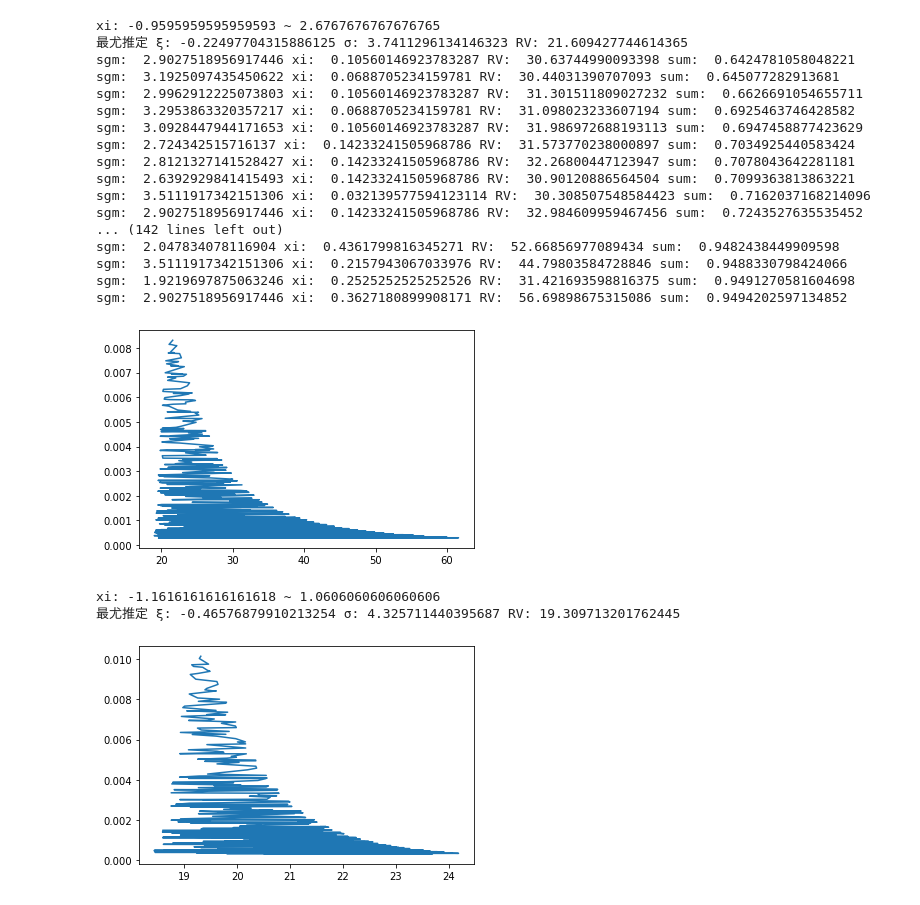
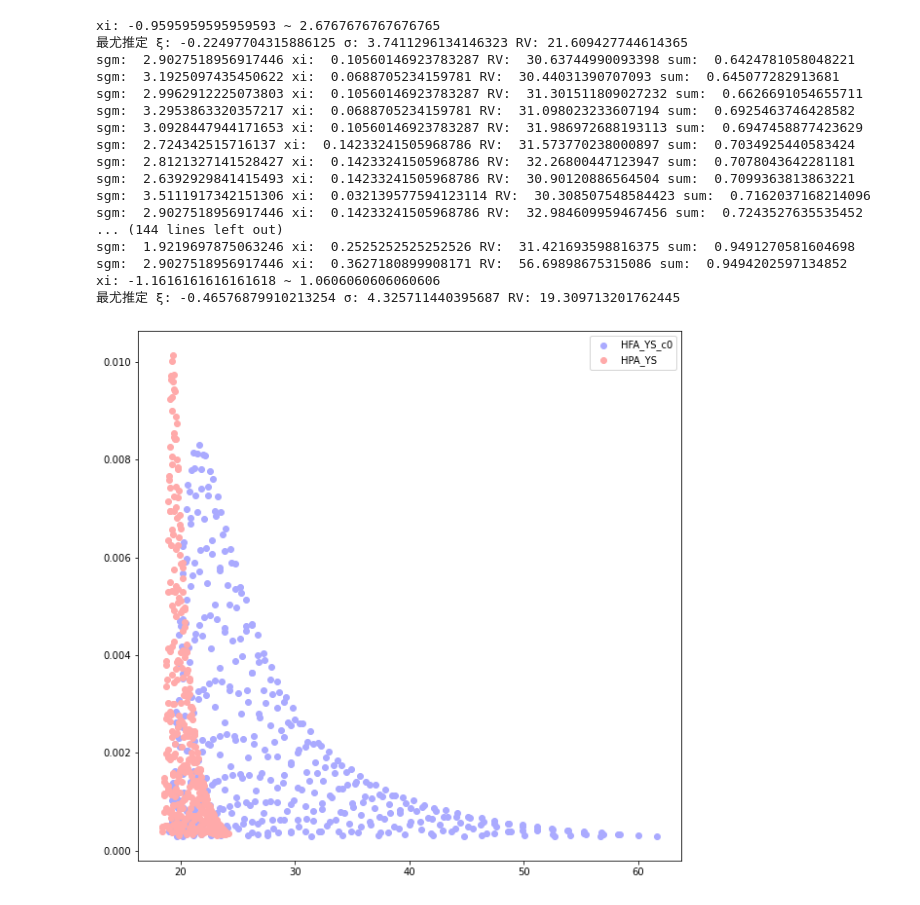
Before and after one commit to greedtn/MRI-AGCM3.2H, a Jupyter notebook: validate_CI/validate.ipynb, the cells around one changed output. Saved outputs shown, nothing was run; the diff lists cells and outputs as text; code cells hidden in the pictures.

```diff
--- a/validate_CI/validate.ipynb
+++ b/validate_CI/validate.ipynb
@@ -11,37 +11,45 @@ s = []
 for i in range(len(POT)):
     s.append(float(POT[i]))
 s = sorted(s, reverse=True)
 POT = s[:50]
 r1, l1 = func.lwm_gpd(data=POT, error=[0.005], thr=POT[-1], period=25, RP=100, n=219143, n0=len(POT), con=0.95, img_name="../png/param/HPA_YS___.png")
 with open('../csv2/' + 'HPA_KF' + '_POT.csv', 'r') as csv_file:
     csv_reader = reader(csv_file)
     POT_ALL = list(csv_reader)
 POT = POT_ALL[2932]
 s = []
 for i in range(len(POT)):
     s.append(float(POT[i]))
 s = sorted(s, reverse=True)
 POT = s[:50]
 r2, l2 = func.lwm_gpd(data=POT, error=[0.005], thr=POT[-1], period=25, RP=100, n=219143, n0=len(POT), con=0.95, img_name="../png/param/HPA_YS___.png")
+
+# figureを生成する
+fig = plt.figure(figsize=(10, 10))
+# axをfigureに設定する
+ax = fig.add_subplot(1, 1, 1)
+# x1, y1を青色でプロット
+ax.scatter(r1, l1, c='#aaaaFF')
+# x2, y2を青色でプロット
+ax.scatter(r2, l2, c='#FFaaaa')
+ax.legend(["HFA_YS_c0", "HPA_YS"])
+plt.show()
 # %% [output]
 xi: -0.9595959595959593 ~ 2.6767676767676765
 最尤推定 ξ: -0.22497704315886125 σ: 3.7411296134146323 RV: 21.609427744614365
 sgm:  2.9027518956917446 xi:  0.10560146923783287 RV:  30.63744990093398 sum:  0.6424781058048221
 sgm:  3.1925097435450622 xi:  0.0688705234159781 RV:  30.44031390707093 sum:  0.645077282913681
 sgm:  2.9962912225073803 xi:  0.10560146923783287 RV:  31.301511809027232 sum:  0.6626691054655711
 sgm:  3.2953863320357217 xi:  0.0688705234159781 RV:  31.098023233607194 sum:  0.6925463746428582
 sgm:  3.0928447944171653 xi:  0.10560146923783287 RV:  31.986972688193113 sum:  0.6947458877423629
 sgm:  2.724342515716137 xi:  0.14233241505968786 RV:  31.573770238000897 sum:  0.7034925440583424
 sgm:  2.8121327141528427 xi:  0.14233241505968786 RV:  32.26800447123947 sum:  0.7078043642281181
 sgm:  2.6392929841415493 xi:  0.14233241505968786 RV:  30.90120886564504 sum:  0.7099363813863221
 sgm:  3.5111917342151306 xi:  0.032139577594123114 RV:  30.308507548584423 sum:  0.7162037168214096
 sgm:  2.9027518956917446 xi:  0.14233241505968786 RV:  32.984609959467456 sum:  0.7243527635535452
-... (142 lines left out)
-sgm:  2.047834078116904 xi:  0.4361799816345271 RV:  52.66856977089434 sum:  0.9482438449909598
-sgm:  3.5111917342151306 xi:  0.2157943067033976 RV:  44.79803584728846 sum:  0.9488330798424066
+... (144 lines left out)
 sgm:  1.9219697875063246 xi:  0.2525252525252526 RV:  31.421693598816375 sum:  0.9491270581604698
 sgm:  2.9027518956917446 xi:  0.3627180899908171 RV:  56.69898675315086 sum:  0.9494202597134852
+xi: -1.1616161616161618 ~ 1.0606060606060606
+最尤推定 ξ: -0.46576879910213254 σ: 4.325711440395687 RV: 19.309713201762445
-[figure, old version]
+[figure, new version]
-xi: -1.1616161616161618 ~ 1.0606060606060606
-最尤推定 ξ: -0.46576879910213254 σ: 4.325711440395687 RV: 19.309713201762445
-[figure, removed]
```
Also changed, not shown: 1 other file.
